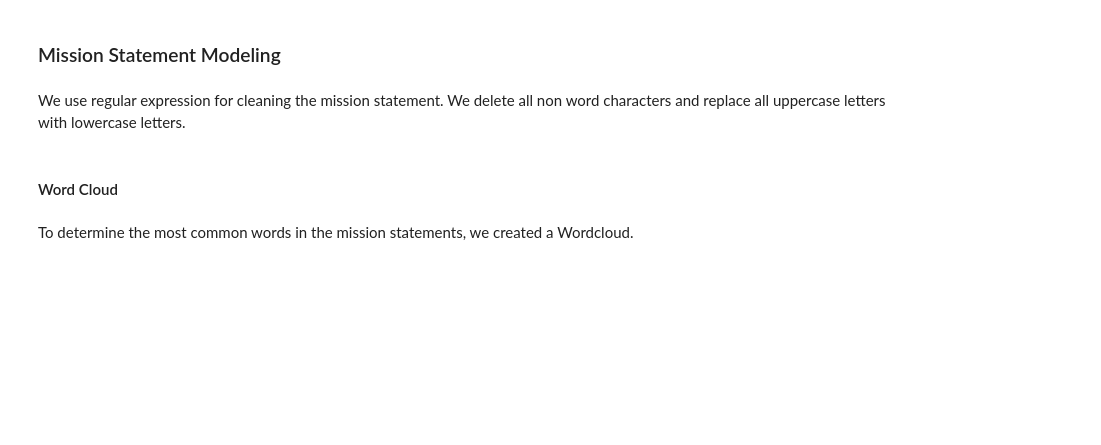
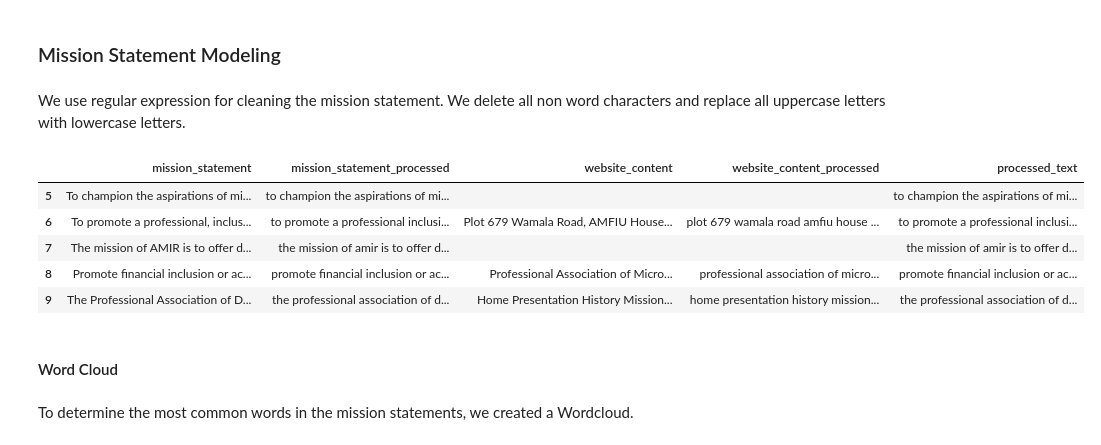
Before and after one commit to albertodiazdurana/Web-scrapping_NLP_topic-analysis-1a, a Jupyter notebook: IandEStudy.ipynb, the cells around one changed output. Drawn from its saved outputs; the diff is of its cells as text; code cells hidden in the pictures; blank space fills up the shorter version.

```diff
--- a/IandEStudy.ipynb
+++ b/IandEStudy.ipynb
@@ -327,12 +354,26 @@ We use regular expression for cleaning the mission statement. We delete all non
 # %%
 # Remove punctuation
 df["mission_statement_processed"] = df["mission_statement"].map(
     lambda x: re.sub("[,\.!?]", "", x)
 )
+df["website_content_processed"] = df["website_content"].map(
+    lambda x: re.sub("[,\.!?]", "", x)
+)
 # Convert the tex to lowercase
 df["mission_statement_processed"] = df["mission_statement_processed"].map(lambda x: x.lower())
+df["website_content_processed"] = df["website_content_processed"].map(lambda x: x.lower())
+df["processed_text"] = df["mission_statement_processed"] + df["website_content_processed"]
+
+df.to_csv("processed_data.csv")
 # Print out the first rows
-df[["mission_statement", "mission_statement_processed"]].head()
+df[["mission_statement", "mission_statement_processed", "website_content", "website_content_processed", "processed_text"]][5:10]
+# %% [output]
+|  | mission_statement | mission_statement_processed | website_content | website_content_processed | processed_text |
+| 5 | To champion the aspirations of mi... | to champion the aspirations of mi... |  |  | to champion the aspirations of mi... |
+| 6 | To promote a professional, inclus... | to promote a professional inclusi... | Plot 679 Wamala Road, AMFIU House... | plot 679 wamala road amfiu house ... | to promote a professional inclusi... |
+| 7 | The mission of AMIR is to offer d... | the mission of amir is to offer d... |  |  | the mission of amir is to offer d... |
+| 8 | Promote financial inclusion or ac... | promote financial inclusion or ac... | Professional Association of Micro... | professional association of micro... | promote financial inclusion or ac... |
+| 9 | The Professional Association of D... | the professional association of d... | Home Presentation History Mission... | home presentation history mission... | the professional association of d... |
 # %% [markdown]
 #### Word Cloud
 # %% [markdown]
```
Also changed, not shown: parts of 13 cells of this notebook, 2 other files.
